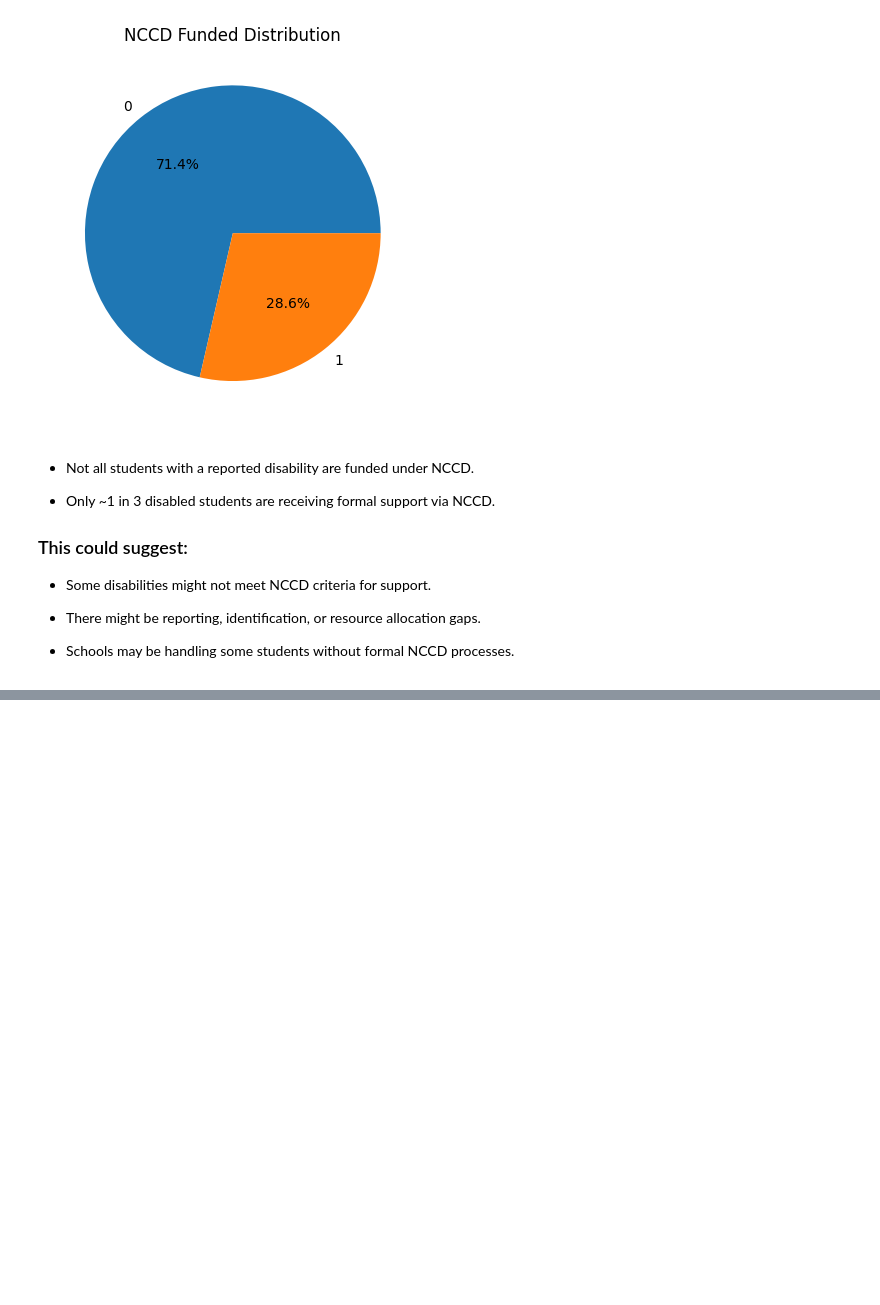
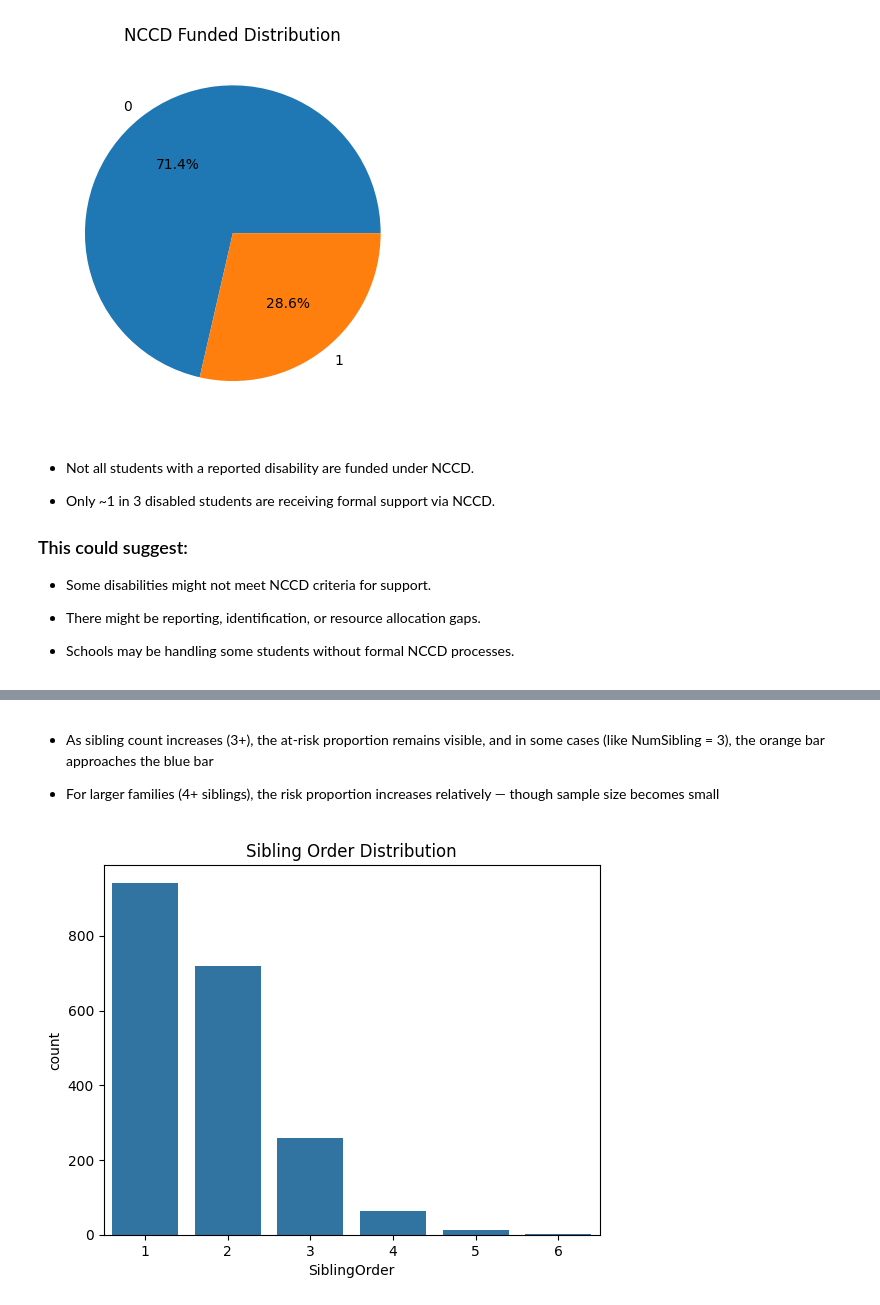
Before and after one commit to anshumbanga/Projects, a Jupyter notebook: LA4_SCHOOL/LA4 Schools Exploratory Data Analysis.ipynb, the cells around one changed output, grey strips where cells are left out. Cells and saved outputs as stored; diff of their text form; code cells hidden in the pictures; blank space fills up the shorter version.

```diff
--- a/LA4_SCHOOL/LA4 Schools Exploratory Data Analysis.ipynb
+++ b/LA4_SCHOOL/LA4 Schools Exploratory Data Analysis.ipynb
@@ -297,0 +316,10 @@ dtype: int64
+# %% [markdown]
+- As sibling count increases (3+), the at-risk proportion remains visible, and in some cases (like NumSibling = 3), the orange bar approaches the blue bar
+
+- For larger families (4+ siblings), the risk proportion increases relatively — though sample size becomes small
+# %%
+sns.countplot(data=student_pop,x='SiblingOrder')
+plt.title('Sibling Order Distribution')
+plt.show()
+# %% [output]
+[figure, added]
```
Also changed, not shown: parts of 9 cells of this notebook.
